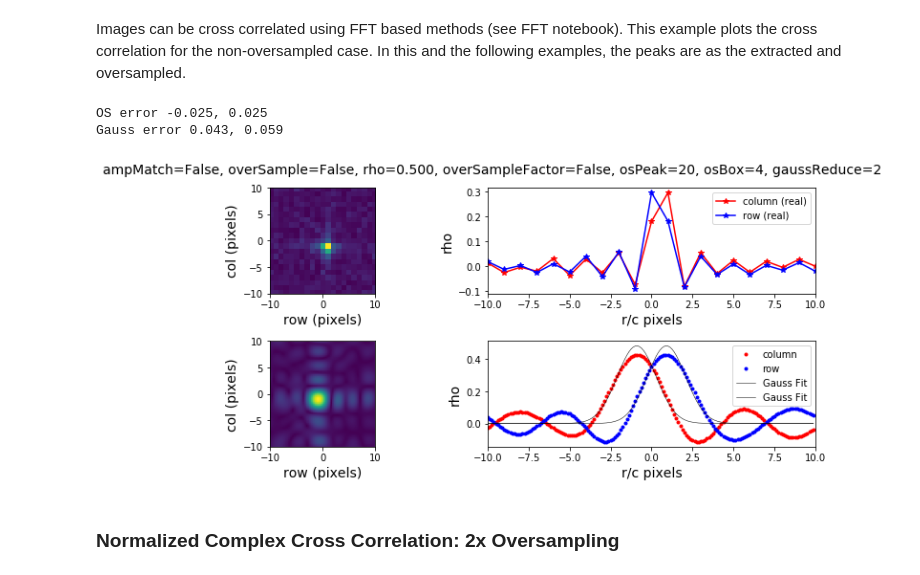
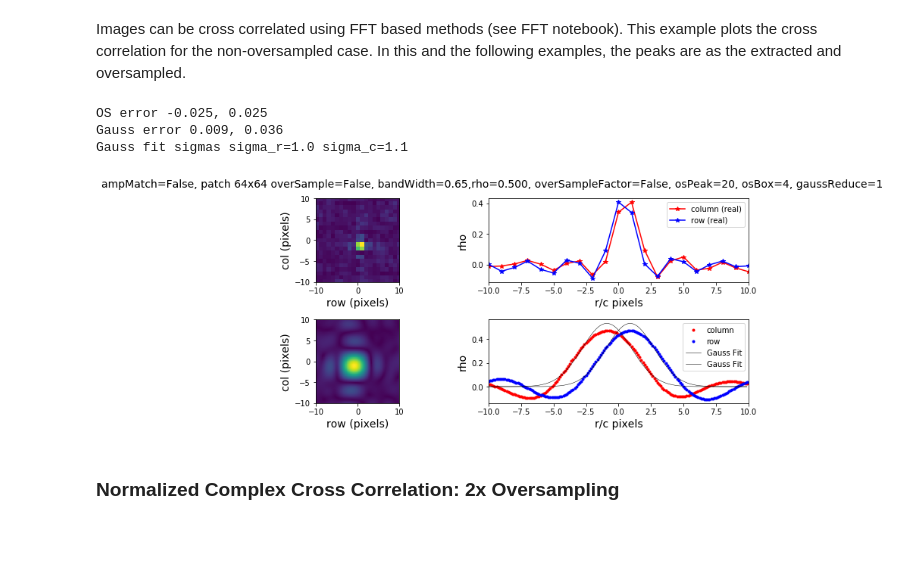
Before and after one commit to fastice/synthetic, a Jupyter notebook: SytheticData.ipynb, the cells around one changed output. Cells and saved outputs as stored; diff of their text form; code cells hidden in the pictures; blank space fills up the shorter version.

Commit message:
Added bandwidth

```diff
--- a/SytheticData.ipynb
+++ b/SytheticData.ipynb
@@ -74,12 +71,13 @@ def plotPeaks(cc, ccPeak, overSampleFactor, title, overSample=False, gaussPeak=N
 Several of the parameters, such as the cross correlation, $\rho$, are set here so that the same result is shown for all the different matching examples. A single set of patches is used so that results can be compared across methods. Note each time the notebook runs, and different random sample will be created. Many of the parameters are defined below.
 # %%
 rho = 0.5  # Complex correlation
+bandWidth = 0.65
 deltaR, deltaC = 3, 5  # row and column shifts (deltaR/overSample and deltaC/overSample pixels)
 overSampleFactor = 8  # Oversample factor used to simulate patches
 nr, nc = 64, 64
 osPeak, osBox = 20, 4  # Parameters used to oversample the peak
-gaussReduce = 2
-X, Yrc = nf.correlatedShiftedPatches(nr, nc, deltaR, deltaC, rho, overSample=overSampleFactor, sigma=1.0)
+gaussReduce = 1 # reduce oversampling by this much
+X, Yrc = nf.correlatedShiftedPatches(nr, nc, deltaR, deltaC, rho, overSample=overSampleFactor, sigma=1.0, bandwidth=bandWidth)
 fig, myAxes = plt.subplots(1,2,figsize=(10,5))
 fig.suptitle('Sample White Noise Patches', fontsize=16)
 myAxes[0].imshow(np.abs(X))
@@ -101,17 +99,19 @@ The following block of code will perform cross correlation on the above patches,
     osBox: How big an area around the peak to sample (will be scaled by 2 for overSample==True, so same area sampled).
     gaussReduce: Will reduce overSampleFactor (i.e., oversampleFactor/gauseReduce) since fit partially compensates for posting loss.
 # %%
-def runSim(ampMatch, overSample, rho, deltaR, deltaC, overSampleFactor, osPeak, osBox, gaussReduce=4):
+def runSim(ampMatch, nr, nc, overSample, rho, deltaR, deltaC, overSampleFactor, osPeak, osBox, bandWidth, gaussReduce=4):
     dr, dc, cmax, cc, ccPeak = nf.nccPatches(X, Yrc,subPixArgs=(osPeak, osBox),overSampleCorr=overSample, ampMatch=ampMatch)
-    dr1, dc1, cmax1, cc, ccPeak1 = nf.nccPatches(X, Yrc,subPixArgs=(int(osPeak/gaussReduce), osBox),overSampleCorr=overSample, ampMatch=ampMatch,
-                                                subPix=nf.osSubPixGaussian)
+    dr1, dc1, cmax1, cc, ccPeak1 = nf.nccPatches(X, Yrc,subPixArgs=(int(osPeak/gaussReduce), osBox),overSampleCorr=overSample,
+                                                 ampMatch=ampMatch, subPix=nf.osSubPixGaussian)
     if np.isfinite(dr1):
-        _,_,_, myGauss = nf.gaussFit(np.real(ccPeak), osPeak/4, debug=True)
+        _,_,_, myGauss, p1 = nf.gaussFit(np.real(ccPeak), osPeak/gaussReduce, debug=True)
         print(f'OS error {dr - deltaR / overSampleFactor:0.3f}, {dc - deltaC / overSampleFactor:0.3f}')
         print(f'Gauss error {dr1 - deltaR / overSampleFactor:0.3f}, {dc1 - deltaC / overSampleFactor:0.3f}')
+        scale = osPeak * gaussReduce * [1,2][overSample]
+        print(f'Gauss fit sigmas sigma_r={p1[2]/scale:0.2} sigma_c={p1[3]/scale:0.2}')
         fig, myAxes = plotPeaks(cc, ccPeak, overSampleFactor,
-                                f'ampMatch={ampMatch}, overSample={overSample}, rho={rho:0.3f}, overSampleFactor={overSample}, '
-                                f'osPeak={osPeak}, osBox={osBox}, gaussReduce={gaussReduce}',
+                                f'ampMatch={ampMatch}, patch {nr}x{nc} overSample={overSample}, bandWidth={bandWidth},rho={rho:0.3f}, '
+                                f'overSampleFactor={overSample}, osPeak={osPeak}, osBox={osBox}, gaussReduce={gaussReduce}',
                                 overSample=overSample, gaussPeak=myGauss)
     else:
         print('No valid match return - result to noisy')
@@ -121,11 +121,12 @@ def runSim(ampMatch, overSample, rho, deltaR, deltaC, overSampleFactor, osPeak,
 Images can be cross correlated using FFT based methods (see FFT notebook). This example plots the cross correlation for the non-oversampled case. In this and the following examples, the peaks are as the extracted and oversampled.
 # %%
 ampMatch, overSample = False, False
-runSim(ampMatch, overSample, rho, deltaR, deltaC, overSampleFactor, osPeak, osBox, gaussReduce=gaussReduce)
+runSim(ampMatch, nr, nc, overSample, rho, deltaR, deltaC, overSampleFactor, osPeak, osBox, bandWidth, gaussReduce=gaussReduce)
 # %% [output]
 OS error -0.025, 0.025
-Gauss error 0.043, 0.059
+Gauss error 0.009, 0.036
+Gauss fit sigmas sigma_r=1.0 sigma_c=1.1
-[figure, old version]
+[figure, new version]
 # %% [markdown]
 ### Normalized Complex Cross Correlation: 2x Oversampling
 # %% [markdown]
```
Also changed, not shown: parts of 5 cells of this notebook.
